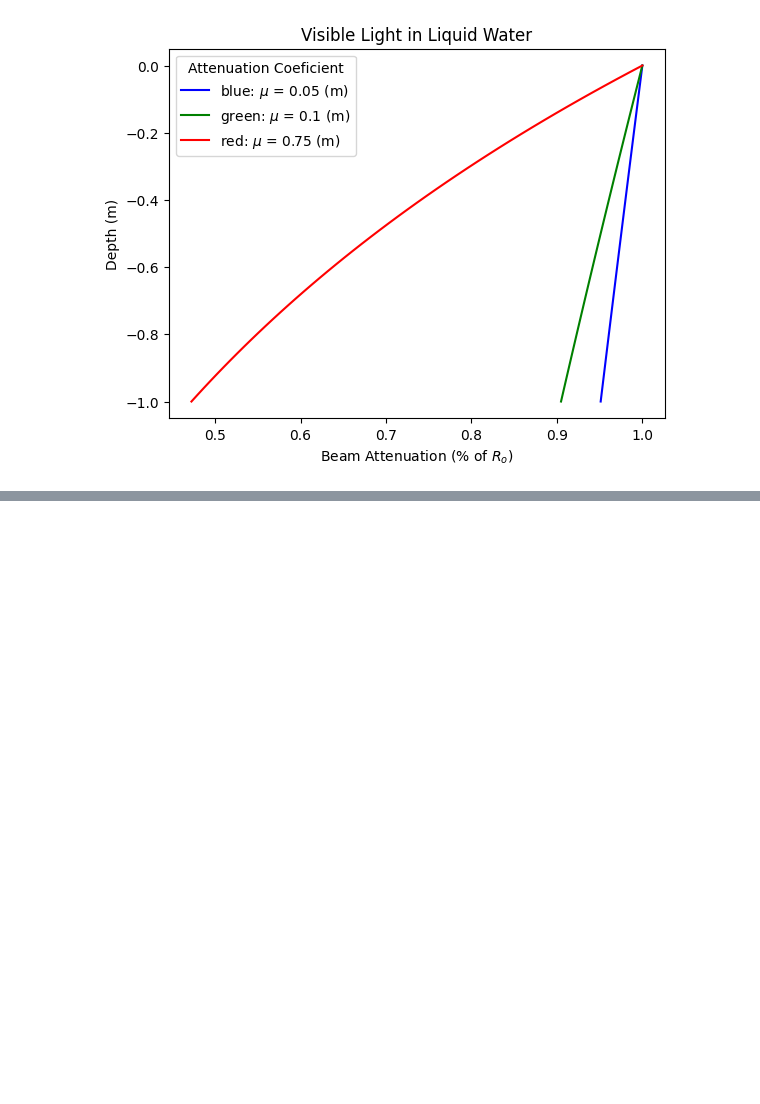
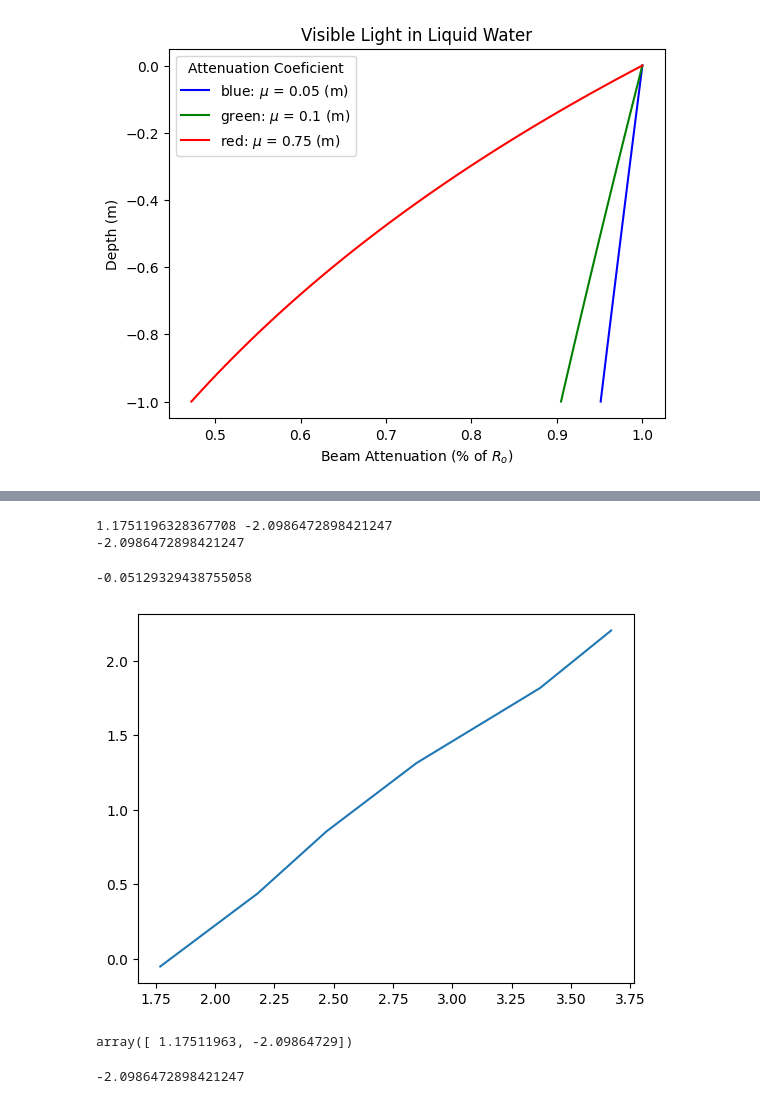
Before and after one commit to GEOS300/GEOS300.github.io, a Jupyter notebook: _Code/Sandbox.ipynb, the cells around one changed output, grey strips where cells are left out. Cells and saved outputs as stored; diff of their text form; code cells hidden in the pictures; blank space fills up the shorter version.

```diff
--- a/_Code/Sandbox.ipynb
+++ b/_Code/Sandbox.ipynb
@@ -665,3 +665,22 @@ ax.set_title('Visible Light in Liquid Water')
 # %% [output]
 Text(0.5, 1.0, 'Visible Light in Liquid Water')
 [figure]
+# %%
+import pandas as pd
+# import shutil
+import os
+import numpy as np
+data_url='C:\\Users\\User\\Teaching\\GEOS300\\AssignmentData\\KettlemanCityCottonField/'
+# TimeStamp = '200008191630'
+W_max = []
+for f in os.listdir(data_url):
+    if 'wind' in f:
+# Pandas (pd here) allows us to set a timestamp as an index which lets us easily parse time series data
+# Turbulence = pd.read_csv(
+    # f'{data_url}turbulence{TimeStamp}.txt',skiprows=7,
+#     parse_dates={'TIMESTAMP':['YYYY-MM-DD HH:MM:SS']},index_col='TIMESTAMP',na_values=-9999)
+        Wind = pd.read_csv(data_url+f,skiprows=6,na_values=-9999)
+        W_max.append(Wind['Horizontal wind velocity (m/s)'].max())
+Wind
+# W_max = np.array(W_max)
+# print(W_max.max())
@@ -667,0 +695,36 @@ Text(0.5, 1.0, 'Visible Light in Liquid Water')
+# %%
+import matplotlib.pyplot as plt
+import numpy as np
+
+#y=mx+b > polyfit(x,y,1) will return the slope(m) and intercept(b) of a linear equation
+m,b=np.polyfit(Wind['Horizontal wind velocity (m/s)'],np.log(Wind['Height (m)']),1)
+print(m,b)
+print(m*0+b)
+fit,ax=plt.subplots()
+ax.plot(Wind['Horizontal wind velocity (m/s)'],np.log(Wind['Height (m)']))
+# ax.set_yscale('log')
+# ax.grid()
+# ax.set_xlim(0,4)
+# ax.set_ylim(0,np.log(10))
+np.log(0.95)
+# %% [output]
+1.1751196328367708 -2.0986472898421247
+-2.0986472898421247
+-0.05129329438755058
+[figure, added]
+# %%
+import numpy as np
+Wind['lnz'] = np.log(Wind['Height (m)'])
+Wind['U'] = Wind['Horizontal wind velocity (m/s)']
+np.polyfit(Wind['U'],Wind['lnz'],1)
+# np.polyf
+# Wind
+# %% [output]
+array([ 1.17511963, -2.09864729])
+# %%
+from sklearn.linear_model import LinearRegression
+reg = LinearRegression().fit(Wind[['Horizontal wind velocity (m/s)']],np.log(Wind['Height (m)']))
+reg.coef_
+reg.intercept_
+# %% [output]
+-2.0986472898421247
```
Also changed, not shown: parts of 1 cell of this notebook, 19 other files.
